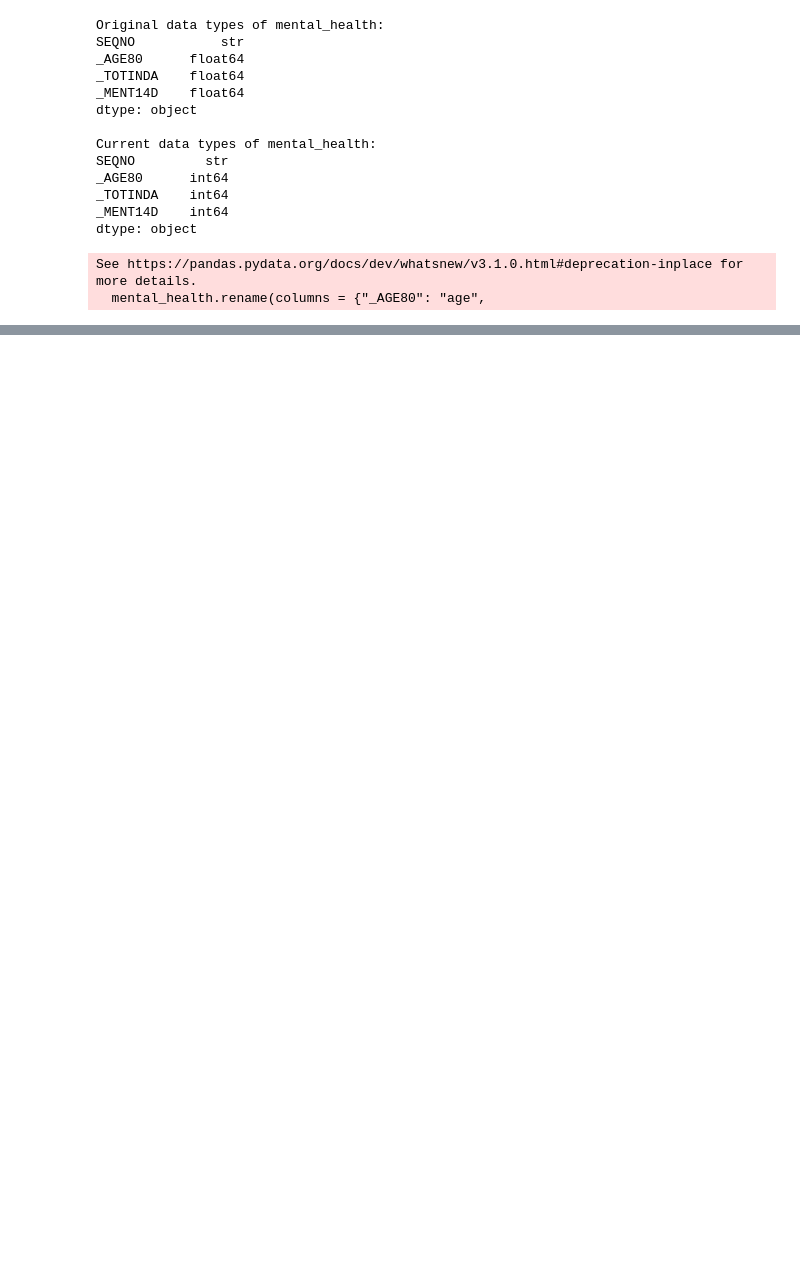
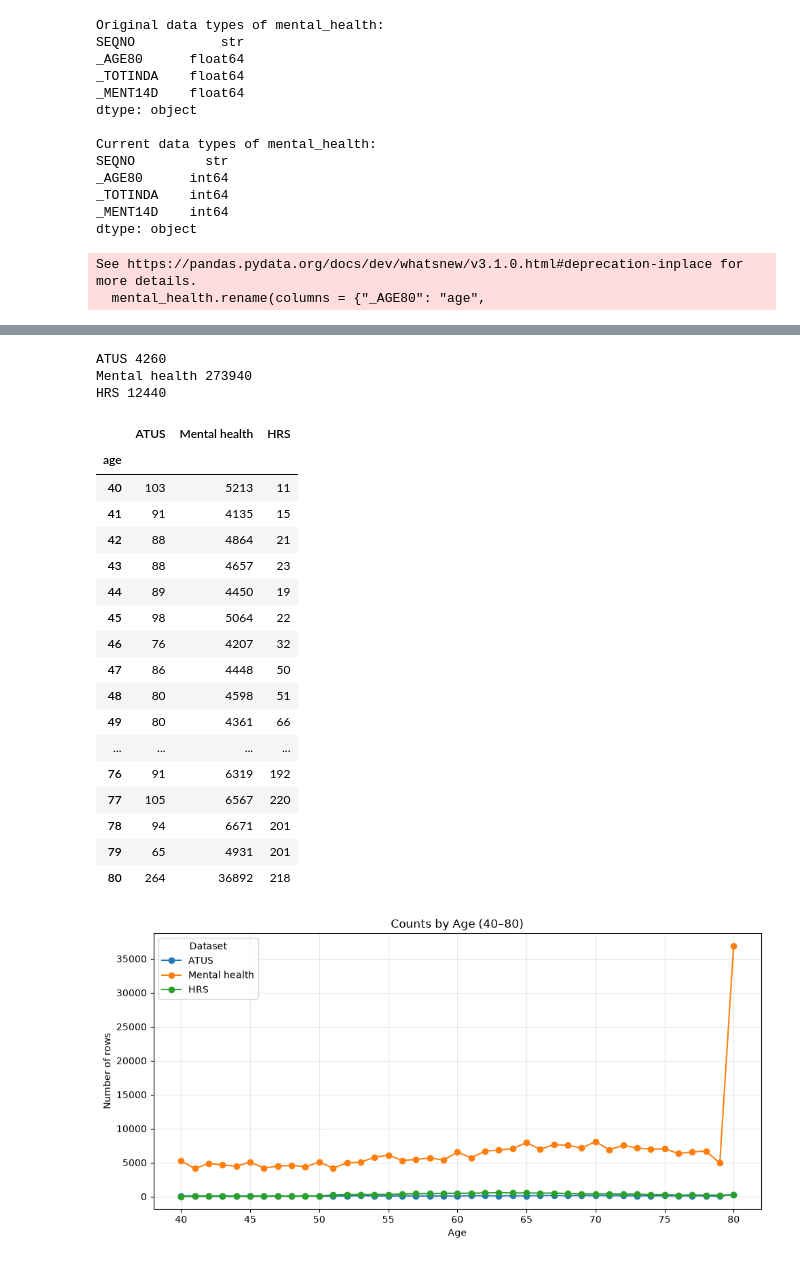
Before and after one commit to rem388/DataSciProject, a Jupyter notebook: dataCleaning.ipynb, the cells around one changed output, grey strips where cells are left out. Cells and saved outputs as stored; diff of their text form; code cells hidden in the pictures; blank space fills up the shorter version.

```diff
--- a/dataCleaning.ipynb
+++ b/dataCleaning.ipynb
@@ -94,0 +291,60 @@ See https://pandas.pydata.org/docs/dev/whatsnew/v3.1.0.html#deprecation-inplace
+# %%
+for name, df in datasets.items():
+    age = pd.to_numeric(df["age"], errors="coerce")
+    shared_ages = df[age.between(40, 84)]
+    print(name, len(shared_ages))
+# %% [output]
+ATUS 4260
+Mental health 273940
+HRS 12440
+# %%
+atus_ages = atus[(atus["age"] >= 40) & (atus["age"] <= 80)]
+import matplotlib.pyplot as plt
+datasets = {
+    "ATUS": atus,
+    "Mental health": mental_health,
+    "HRS": hrs,
+}
+
+age_counts = {}
+for name, df in datasets.items():
+    ages = df.loc[df["age"].between(40, 80), "age"]
+    age_counts[name] = ages.value_counts()
+
+counts_by_age = (
+    pd.DataFrame(age_counts)
+    .reindex(range(40, 81), fill_value=0)
+    .astype(int)
+)
+
+display(counts_by_age)
+
+counts_by_age.plot(figsize=(10, 5), marker="o")
+plt.title("Counts by Age (40–80)")
+plt.xlabel("Age")
+plt.ylabel("Number of rows")
+plt.xticks(range(40, 81, 5))
+plt.grid(True, alpha=0.3)
+plt.legend(title="Dataset")
+plt.tight_layout()
+plt.show()
+# %% [output]
+|  | ATUS | Mental health | HRS |
+| age |  |  |  |
+| 40 | 103 | 5213 | 11 |
+| 41 | 91 | 4135 | 15 |
+| 42 | 88 | 4864 | 21 |
+| 43 | 88 | 4657 | 23 |
+| 44 | 89 | 4450 | 19 |
+| 45 | 98 | 5064 | 22 |
+| 46 | 76 | 4207 | 32 |
+| 47 | 86 | 4448 | 50 |
+| 48 | 80 | 4598 | 51 |
+| 49 | 80 | 4361 | 66 |
+| ... | ... | ... | ... |
+| 76 | 91 | 6319 | 192 |
+| 77 | 105 | 6567 | 220 |
+| 78 | 94 | 6671 | 201 |
+| 79 | 65 | 4931 | 201 |
+| 80 | 264 | 36892 | 218 |
+[figure, added]
```
Also changed, not shown: parts of 5 cells of this notebook, 3 other files.
